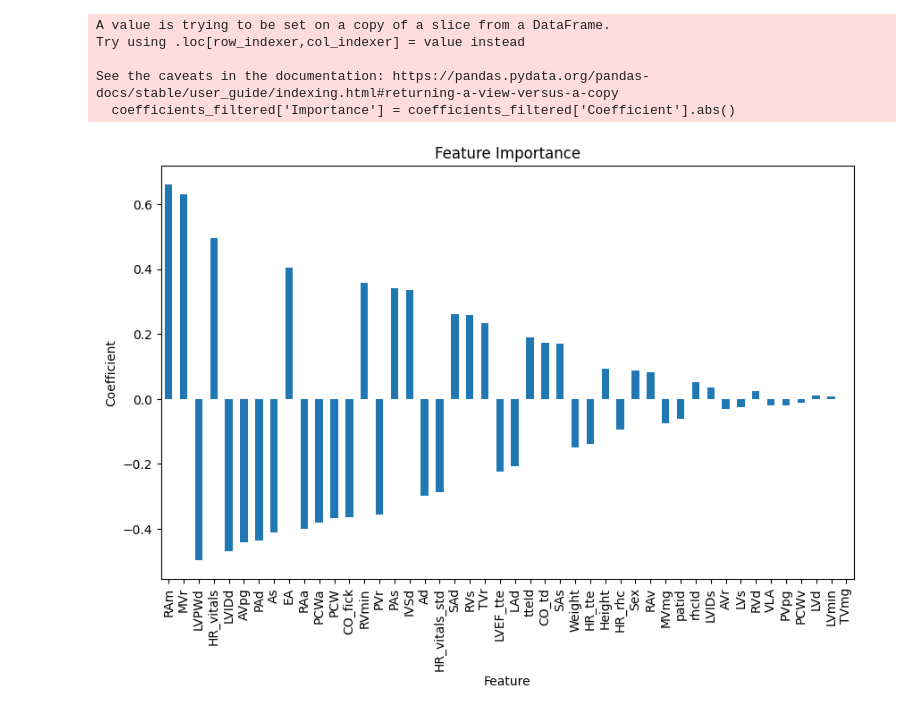
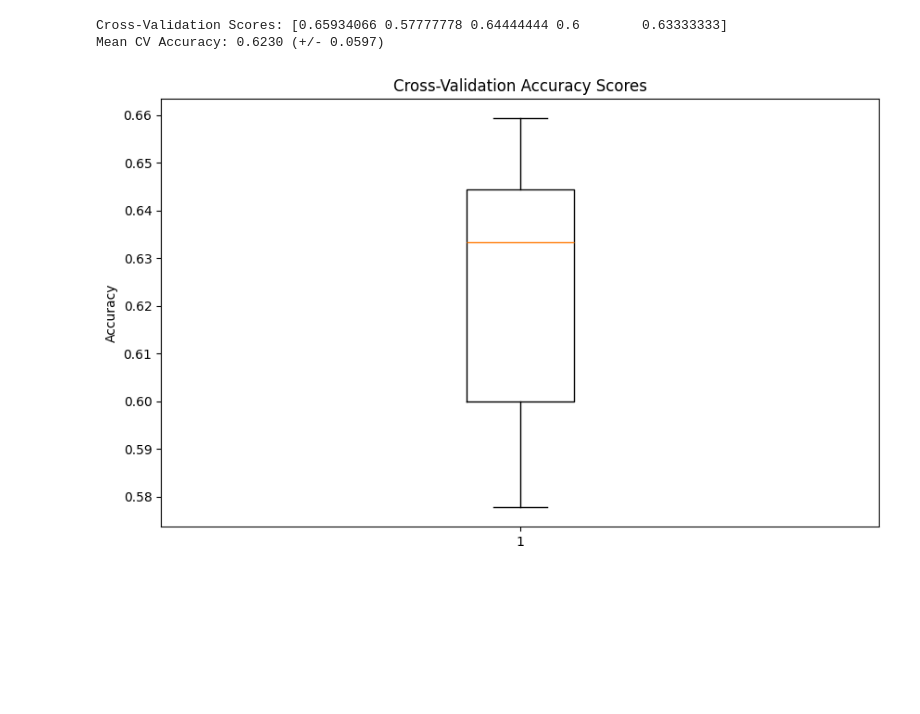
Before and after one commit to pallakk/RV-Prediction-Model-, a Jupyter notebook: log_reg.ipynb, the cells around one changed output. Cells and saved outputs as stored; diff of their text form; code cells hidden in the pictures; blank space fills up the shorter version.

Commit message:
Initial commit

```diff
--- a/log_reg.ipynb
+++ b/log_reg.ipynb
@@ -127 +13,10 @@ Feature Importance:
+# %%
+data = pd.read_csv('patients_data_with_RVoutcomes.csv') #load
+data = data.dropna(subset=['Birthday']) #preprocess data - drop nulls
+data['RV Dysfunction'] = data['RV Dysfunction'].replace('0', pd.NA)  # Convert '0' to NaN
+data = data.dropna(subset=['RV Dysfunction'])
+# %%
+X = data.select_dtypes(exclude=['object', 'string'])
+Y = data['RV Dysfunction']
+feature_names = X.columns
 # %%
@@ -155,9 +39,0 @@ plt.show()
-# %%
-# Impute missing values for all numeric columns
-X = data.select_dtypes(exclude=['object', 'string'])
-Y = data['RV Dysfunction']
-imputer = SimpleImputer(strategy='mean')  # You can change to 'median' or 'most_frequent' as needed
-X_imputed = imputer.fit_transform(X)
-
-# Convert back to DataFrame if needed
-X = pd.DataFrame(X_imputed, columns=X.columns)
@@ -182,28 +39,0 @@ High Dysfunction                0               178
-# %%
-# Step 1: Filter out features with '_str' in their names
-coefficients_filtered = coefficients[~coefficients['Feature'].str.contains('_str')]
-coefficients_filtered = coefficients[~coefficients['Feature'].str.contains('NIBP')]
-
-# Step 2: Sort and plot the remaining features by importance
-coefficients_filtered['Importance'] = coefficients_filtered['Coefficient'].abs()
-coefficients_filtered = coefficients_filtered.sort_values(by='Importance', ascending=False)
-
-# Step 3: Plot the filtered coefficients
-coefficients_filtered.plot(
-    kind='bar',
-    x='Feature',
-    y='Coefficient',
-    legend=False,
-    figsize=(10, 6)
-)
-plt.title("Feature Importance")
-plt.xlabel("Feature")
-plt.ylabel("Coefficient")
-plt.show()
-# %% [output]
-A value is trying to be set on a copy of a slice from a DataFrame.
-Try using .loc[row_indexer,col_indexer] = value instead
-
-See the caveats in the documentation: https://pandas.pydata.org/pandas-docs/stable/user_guide/indexing.html#returning-a-view-versus-a-copy
-  coefficients_filtered['Importance'] = coefficients_filtered['Coefficient'].abs()
-[figure, removed]
@@ -209,0 +44,31 @@ See the caveats in the documentation: https://pandas.pydata.org/pandas-docs/stab
+# %%
+# Perform Cross-Validation
+def perform_cross_validation(X, y, model, cv=5):
+    # Use StratifiedKFold to maintain class distribution
+    stratified_kfold = StratifiedKFold(n_splits=cv, shuffle=True, random_state=42)
+
+    # Compute cross-validation scores
+    cv_scores = cross_val_score(model, X, y, cv=stratified_kfold, scoring='accuracy')
+
+    # Print cross-validation results
+    print(f"\nCross-Validation Scores: {cv_scores}")
+    print(f"Mean CV Accuracy: {cv_scores.mean():.4f} (+/- {cv_scores.std() * 2:.4f})")
+
+    return cv_scores
+
+# Initialize the model
+log_reg = LogisticRegression(multi_class='ovr', solver='lbfgs', max_iter=500, random_state=42)
+
+# Perform cross-validation
+cv_scores = perform_cross_validation(X_scaled, Y_encoded, log_reg)
+
+# Visualize Cross-Validation Scores
+plt.figure(figsize=(10, 6))
+plt.boxplot(cv_scores)
+plt.title('Cross-Validation Accuracy Scores')
+plt.ylabel('Accuracy')
+plt.show()
+# %% [output]
+Cross-Validation Scores: [0.65934066 0.57777778 0.64444444 0.6        0.63333333]
+Mean CV Accuracy: 0.6230 (+/- 0.0597)
+[figure, added]
```
Also changed, not shown: parts of 25 cells of this notebook, 1 other file.
